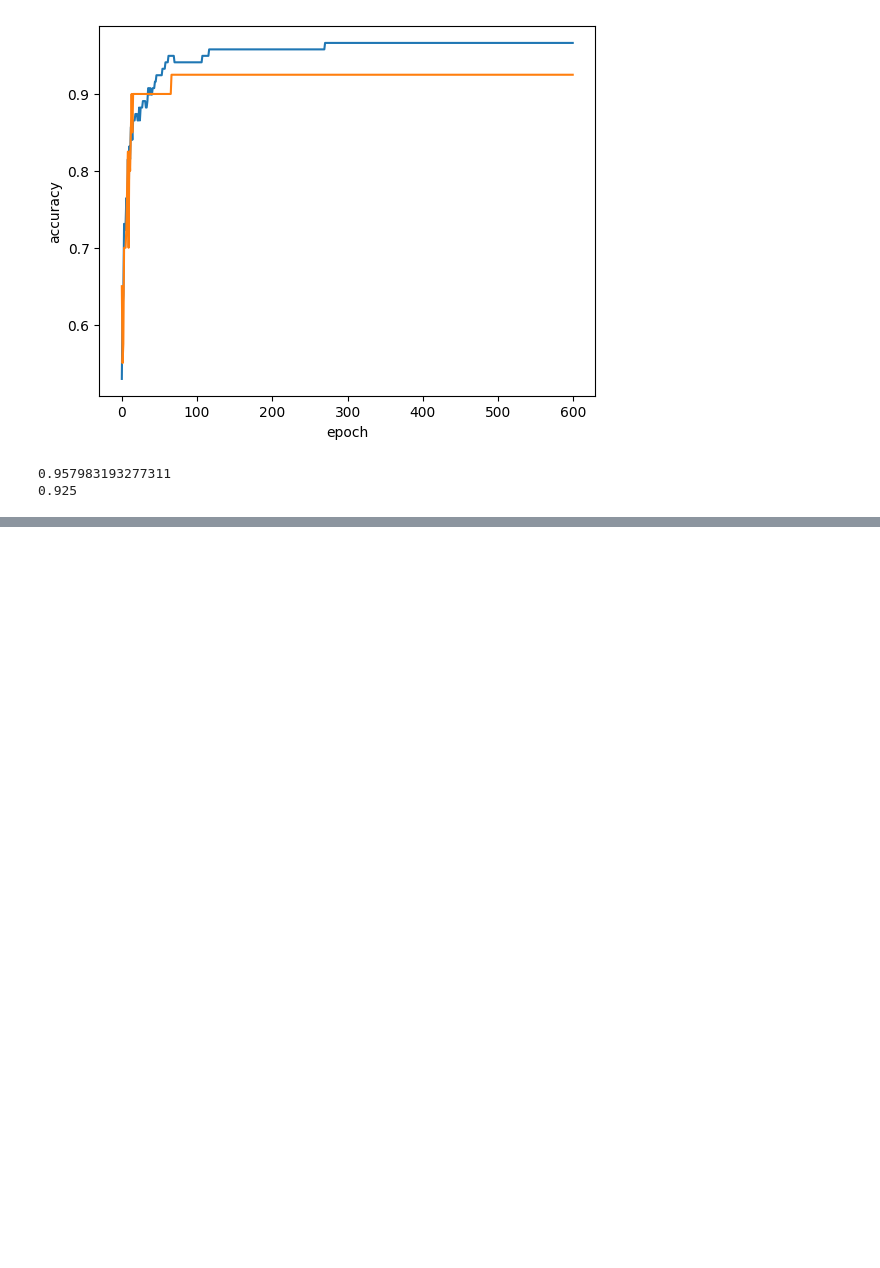
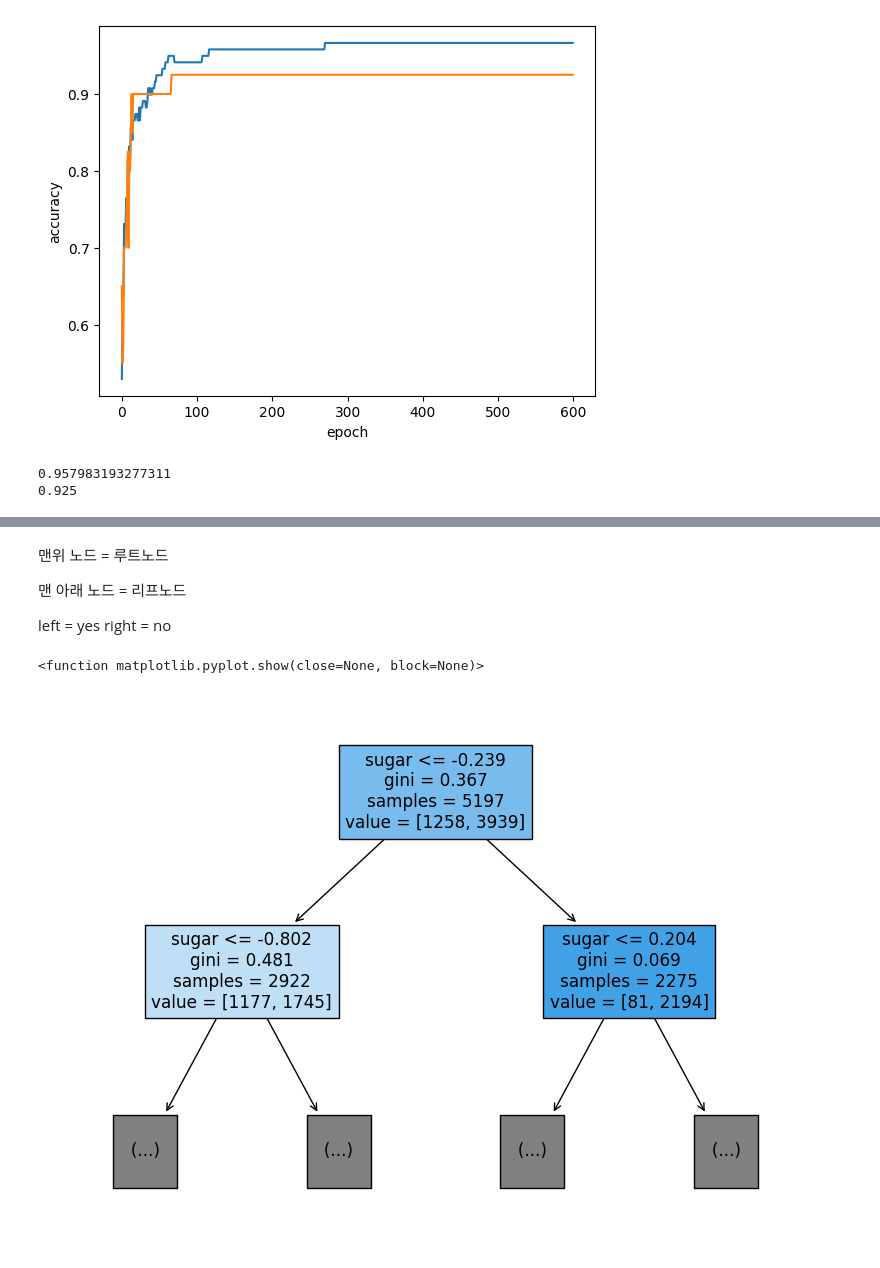
Before and after one commit to nyulnyul/MLEx, a Jupyter notebook: BreamAndSmelt.ipynb, the cells around one changed output, grey strips where cells are left out. Drawn from its saved outputs; the diff is of its cells as text; code cells hidden in the pictures; blank space fills up the shorter version.

```diff
--- a/BreamAndSmelt.ipynb
+++ b/BreamAndSmelt.ipynb
@@ -796,0 +893,13 @@ print(sc.score(test_scaled,test_target))
+# %% [markdown]
+맨위 노드 = 루트노드
+
+맨 아래 노드 = 리프노드
+
+left = yes right = no
+# %%
+plt.figure(figsize=(10,7))
+plot_tree(dt, max_depth=1, filled=True, feature_names=['alcohol','sugar','pH'])
+plt.show
+# %% [output]
+<function matplotlib.pyplot.show(close=None, block=None)>
+[figure, added]
```
Also changed, not shown: parts of 50 cells of this notebook.
